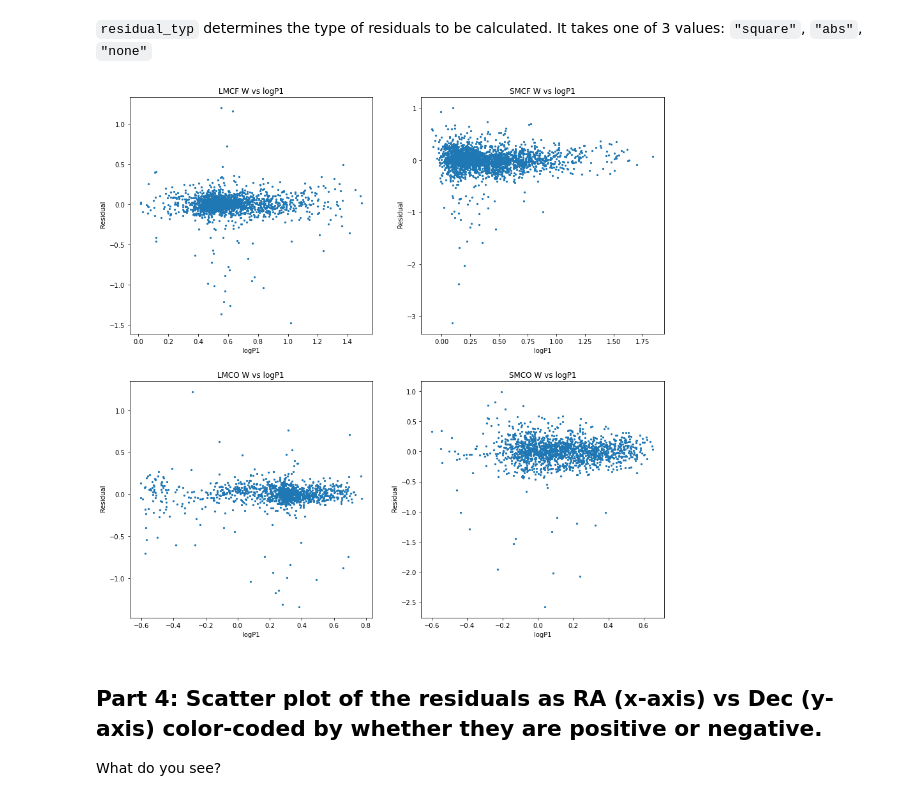
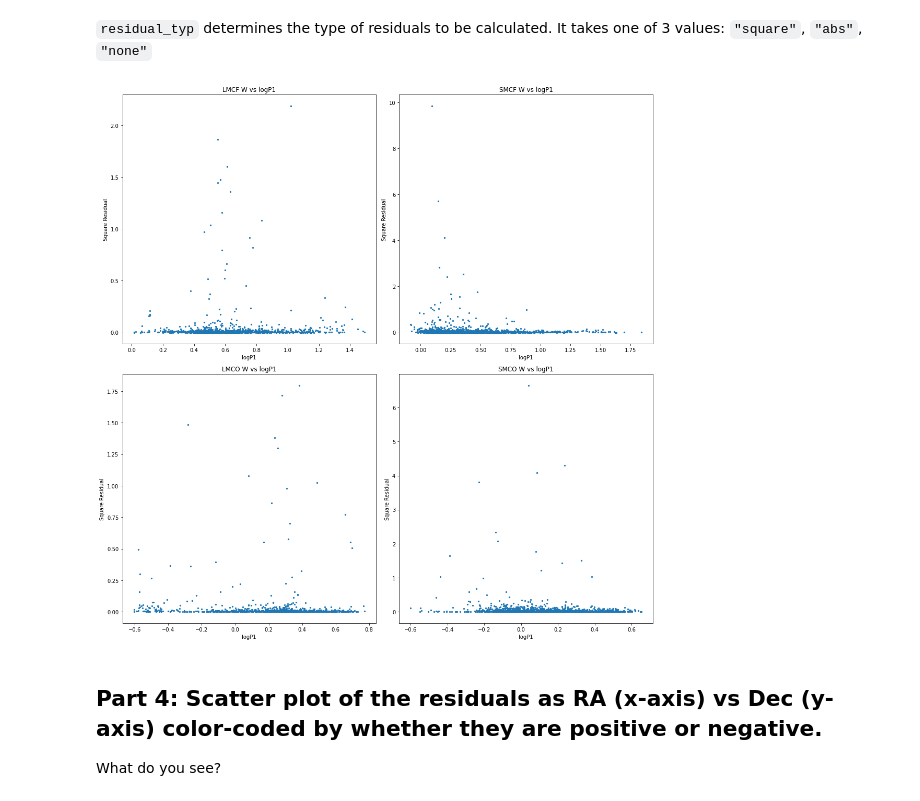
Before and after one commit to saagar-parikh/cepheids-demo, a Jupyter notebook: ztf_summer_school_application.ipynb, the cells around one changed output. Saved outputs shown, nothing was run; the diff lists cells and outputs as text; code cells hidden in the pictures.

```diff
--- a/ztf_summer_school_application.ipynb
+++ b/ztf_summer_school_application.ipynb
@@ -199,7 +201,7 @@ Do these residuals look like a normal distribution? If not, speculate on why (WA
 `residual_typ` determines the type of residuals to be calculated. It takes one of 3 values: `"square"`, `"abs"`, `"none"`
 # %%
 fig, ax = plt.subplots(2, 2,figsize=(15,15))
-residual_typ = "none" # choose from ['square', 'abs', "none"]
+residual_typ = "square" # choose from ['square', 'abs', "none"]
 lookup = {"square": "Square", "abs": "Absolute", "none": ""}
 
 
@@ -235,35 +237,36 @@ ax3 = ax[1][0]
 b3, m3 = polyfit(x3, y3, 1)
 y3_pred = b3 + m3 * x3
 if residual_typ == 'square':
     y3_res = np.square(y3 - y3_pred)
 elif residual_typ == 'abs':
     y3_res = np.abs(y3 - y3_pred)
 else:
     y3_res = (y3 - y3_pred)
 ax3.scatter(x3, y3_res, s=5)
 ax3.set_title("LMCO W vs logP1")
 ax3.set_xlabel("logP1")
 ax3.set_ylabel(lookup[residual_typ]+" Residual")
 
 ax4 = ax[1][1]
 b4, m4 = polyfit(x4, y4, 1)
 y4_pred = b4 + m4 * x4
 if residual_typ == 'square':
     y4_res = np.square(y4 - y4_pred)
 elif residual_typ == 'abs':
     y4_res = np.abs(y4 - y4_pred)
 else:
     y4_res = (y4 - y4_pred)
 ax4.scatter(x4, y4_res, s=5)
 ax4.set_title("SMCO W vs logP1")
 ax4.set_xlabel("logP1")
 ax4.set_ylabel(lookup[residual_typ]+" Residual")
 
 os.makedirs("plots", exist_ok=True)
-plt.savefig("plots/Residual_"+lookup[residual_typ])
+fig.tight_layout()
+plt.savefig("plots/Residual_"+lookup[residual_typ]+".jpg")
 plt.show()
 # %% [output]
-[figure, old version]
+[figure, new version]
 # %% [markdown]
 ## Part 4: Scatter plot of the residuals as RA (x-axis) vs Dec (y-axis) color-coded by whether they are positive or negative.
 What do you see?
```
Also changed, not shown: parts of 3 cells of this notebook, 19 other files.
